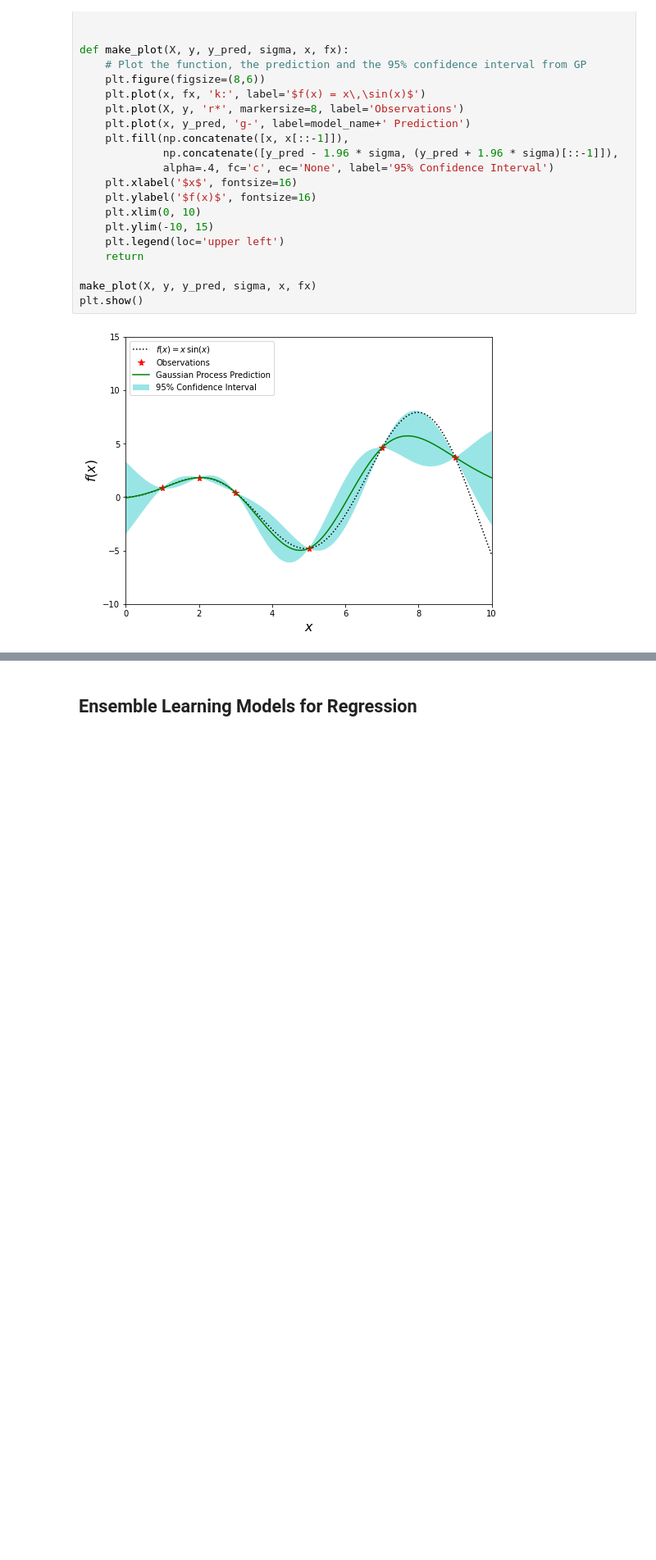
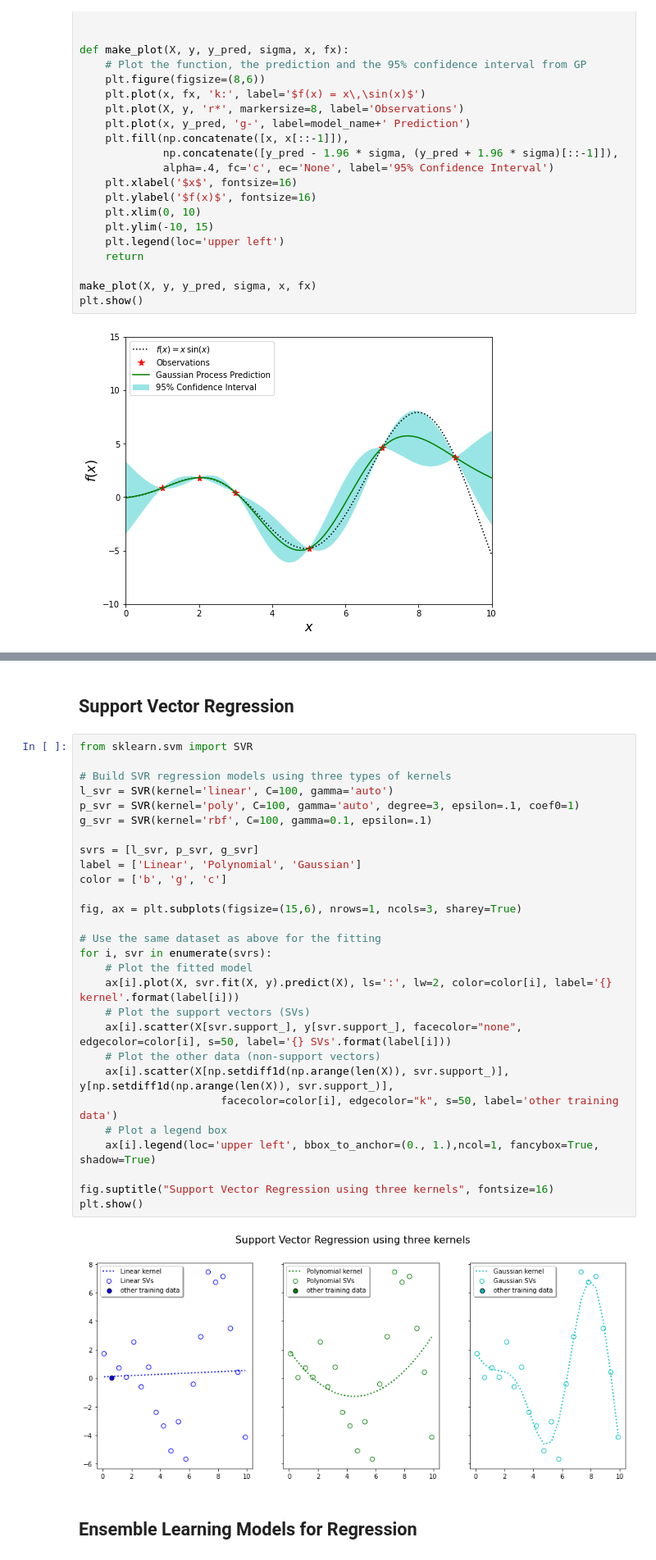
Before and after one commit to PEESEgroup/SysEn6880, a Jupyter notebook: GP and Ensemble Regression.ipynb, the cells around one changed output, grey strips where cells are left out. Shown: that part at 82% size. Drawn from its saved outputs; the diff is of its cells as text; blank space fills up the shorter version.

```diff
--- a/GP and Ensemble Regression.ipynb
+++ b/GP and Ensemble Regression.ipynb
@@ -76,3 +76,35 @@ plt.show()
+# %% [markdown]
+## Support Vector Regression
+# %%
+from sklearn.svm import SVR
+
+# Build SVR regression models using three types of kernels
+l_svr = SVR(kernel='linear', C=100, gamma='auto')
+p_svr = SVR(kernel='poly', C=100, gamma='auto', degree=3, epsilon=.1, coef0=1)
+g_svr = SVR(kernel='rbf', C=100, gamma=0.1, epsilon=.1)
+
+svrs = [l_svr, p_svr, g_svr]
+label = ['Linear', 'Polynomial', 'Gaussian']
+color = ['b', 'g', 'c']
+
+fig, ax = plt.subplots(figsize=(15,6), nrows=1, ncols=3, sharey=True)
+
+# Use the same dataset as above for the fitting
+for i, svr in enumerate(svrs):
+    # Plot the fitted model
+    ax[i].plot(X, svr.fit(X, y).predict(X), ls=':', lw=2, color=color[i], label='{} kernel'.format(label[i]))
+    # Plot the support vectors (SVs)
+    ax[i].scatter(X[svr.support_], y[svr.support_], facecolor="none", edgecolor=color[i], s=50, label='{} SVs'.format(label[i]))
+    # Plot the other data (non-support vectors)
+    ax[i].scatter(X[np.setdiff1d(np.arange(len(X)), svr.support_)], y[np.setdiff1d(np.arange(len(X)), svr.support_)],
+                      facecolor=color[i], edgecolor="k", s=50, label='other training data')
+    # Plot a legend box
+    ax[i].legend(loc='upper left', bbox_to_anchor=(0., 1.),ncol=1, fancybox=True, shadow=True)
+
+fig.suptitle("Support Vector Regression using three kernels", fontsize=16)
+plt.show()
+# %% [output]
+[figure, added]
 # %% [markdown]
 ## Ensemble Learning Models for Regression
 # %%
```
Also changed, not shown: parts of 4 cells of this notebook.
